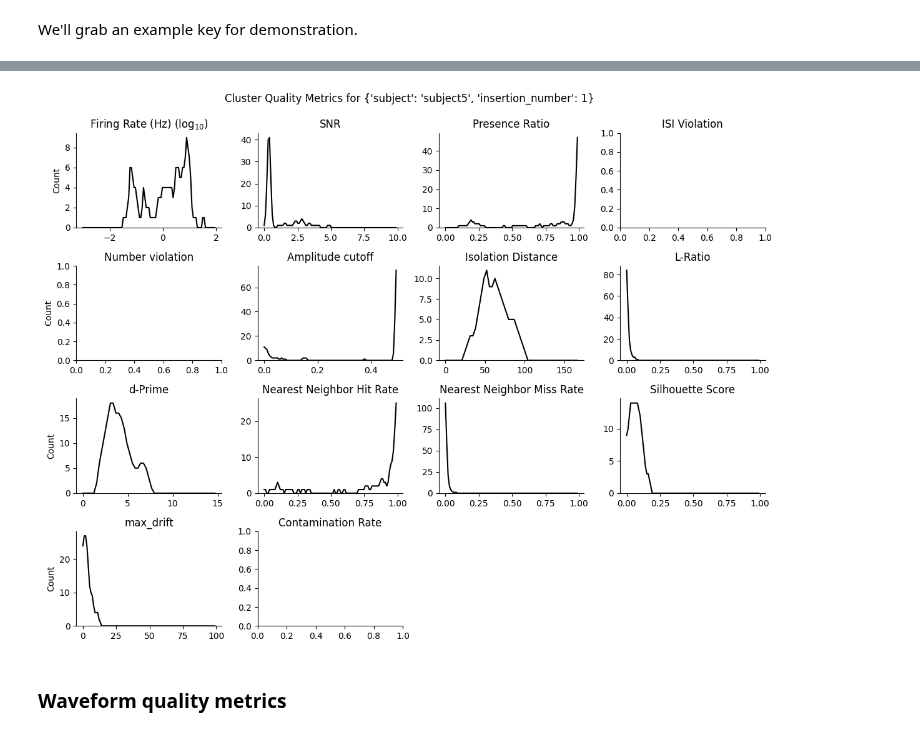
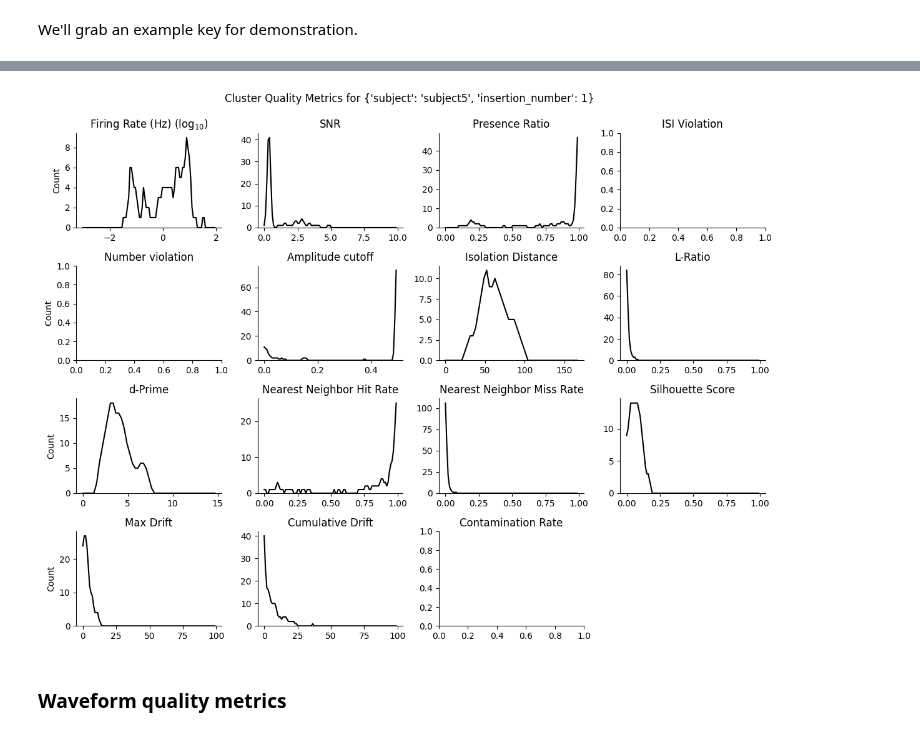
Before and after one commit to datajoint/workflow-array-ephys, a Jupyter notebook: notebooks/quality_metrics.ipynb, the cells around one changed output, grey strips where cells are left out. Drawn from its saved outputs; the diff is of its cells as text; code cells hidden in the pictures.

Commit message:
add cumulative drift

```diff
--- a/notebooks/quality_metrics.ipynb
+++ b/notebooks/quality_metrics.ipynb
@@ -152,37 +152,42 @@ data = query.fetch("d_prime")
 bins = np.linspace(0, 15, 50)
 plot_metric(axes[8], data, bins, title="d-Prime")
 axes[8].set_ylabel("Count")
 
 # Nearest-Neighbor Hit Rate
 data = query.fetch("nn_hit_rate")
 bins = np.linspace(0, 1, 100)
 plot_metric(axes[9], data, bins, title="Nearest Neighbor Hit Rate")
 
 # Nearest-Neighbor Miss Rate
 data = query.fetch("nn_miss_rate")
 bins = np.linspace(0, 1, 100)
 plot_metric(axes[10], data, bins, title="Nearest Neighbor Miss Rate")
 
 # Silhouette Score
 data = query.fetch("silhouette_score")
 bins = np.linspace(0, 1, 100)
 plot_metric(axes[11], data, bins, title="Silhouette Score")
 
 # Max Drift
 data = query.fetch("max_drift")
 bins = np.linspace(0, 100, 100)
-plot_metric(axes[12], data, bins, title="max_drift")
+plot_metric(axes[12], data, bins, title="Max Drift")
 axes[12].set_ylabel("Count")
+
+# Cumulative Drift
+data = query.fetch("cumulative_drift")
+bins = np.linspace(0, 100, 100)
+plot_metric(axes[13], data, bins, title="Cumulative Drift")
 
 # Contamination Rate
 data = query.fetch("contamination_rate")
 bins = np.linspace(0, 100, 100)
-plot_metric(axes[13], data, bins, title="Contamination Rate")
-axes[14].remove()
+plot_metric(axes[14], data, bins, title="Contamination Rate")
 axes[15].remove()
+# axes[16].remove()
 plt.tight_layout()
 # %% [output]
-[figure, old version]
+[figure, new version]
 # %% [markdown]
 ### Waveform quality metrics
 # %% [markdown]
```
Also changed, not shown: parts of 3 cells of this notebook.
